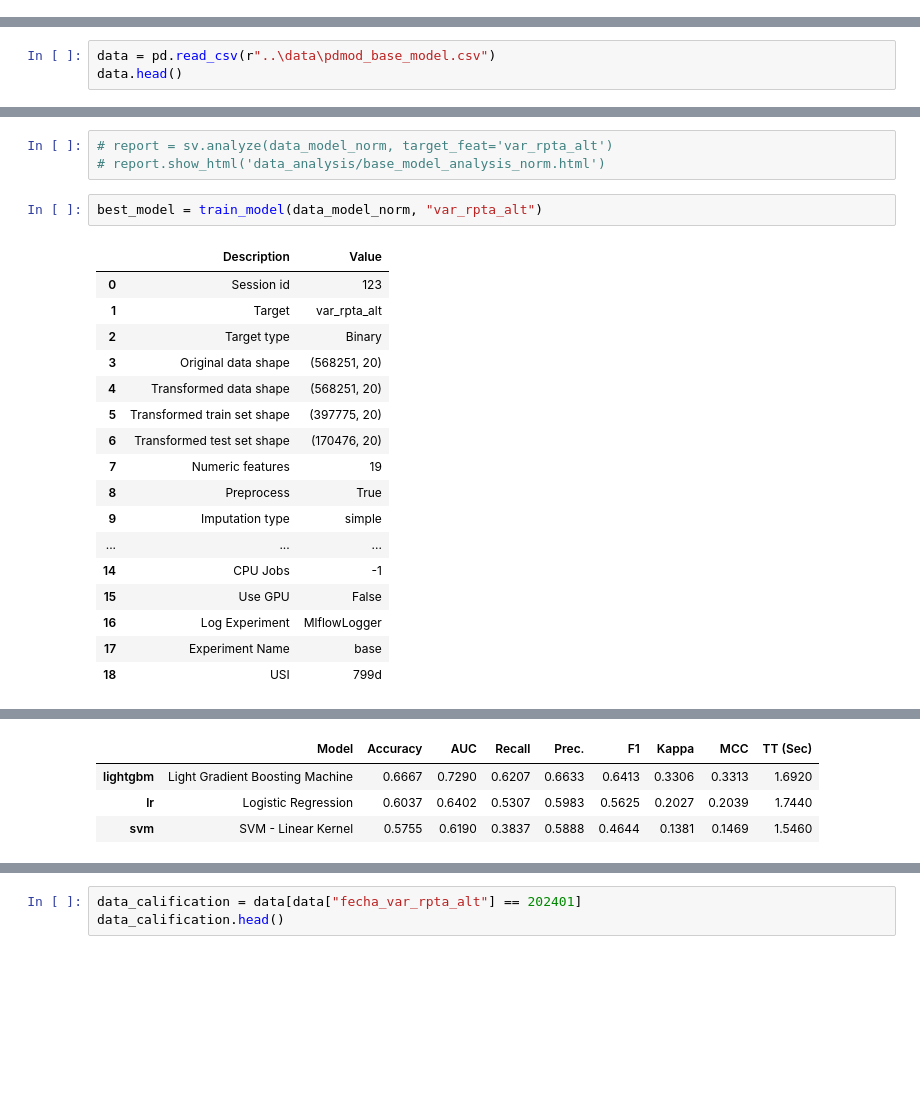
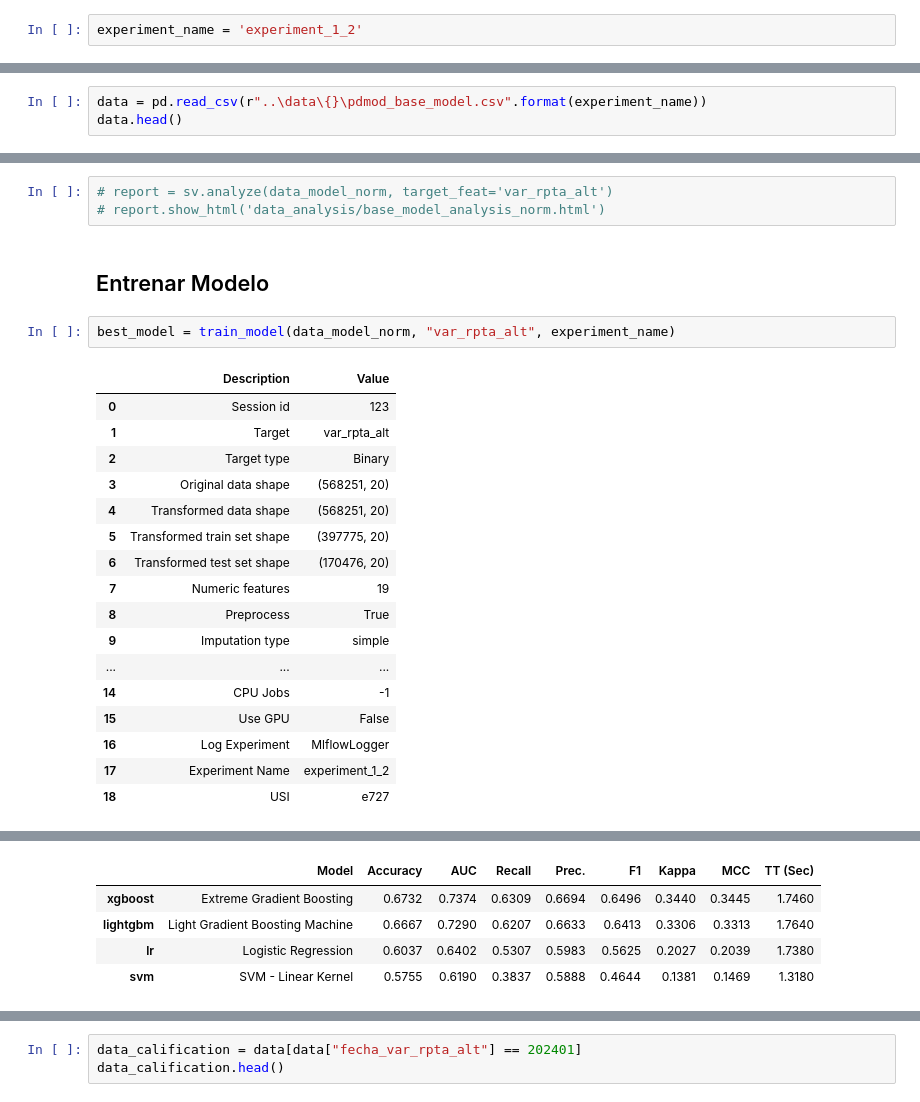
Before and after one commit to wacGitHub07/prueba-modelos, a Jupyter notebook: notebooks/base_model.ipynb, the cells around one changed output, grey strips where cells are left out. Saved outputs shown, nothing was run; the diff lists cells and outputs as text; blank space fills up the shorter version.

```diff
--- a/notebooks/base_model.ipynb
+++ b/notebooks/base_model.ipynb
@@ -13,0 +14,2 @@ from run_models.train_predict import train_model, predict_model
+# %%
+experiment_name = 'experiment_1_2'
@@ -14,5 +18,5 @@ from run_models.train_predict import train_model, predict_model
 # %%
-data = pd.read_csv(r"..\data\pdmod_base_model.csv")
+data = pd.read_csv(r"..\data\{}\pdmod_base_model.csv".format(experiment_name))
 data.head()
 # %% [output]
 |  | nit_enmascarado | num_oblig_enmascarado | num_oblig_orig_enmascarado | fecha_var_rpta_alt | f_cruce | ... |
@@ -184,8 +188,10 @@ dtype: int64
 # %%
 # report = sv.analyze(data_model_norm, target_feat='var_rpta_alt')
 # report.show_html('data_analysis/base_model_analysis_norm.html')
+# %% [markdown]
+## Entrenar Modelo
 # %%
-best_model = train_model(data_model_norm, "var_rpta_alt")
+best_model = train_model(data_model_norm, "var_rpta_alt", experiment_name)
 # %% [output]
 |  | Description | Value |
 | 0 | Session id | 123 |
@@ -202,5 +208,5 @@ best_model = train_model(data_model_norm, "var_rpta_alt")
 | 14 | CPU Jobs | -1 |
 | 15 | Use GPU | False |
 | 16 | Log Experiment | MlflowLogger |
-| 17 | Experiment Name | base |
-| 18 | USI | 799d |
+| 17 | Experiment Name | experiment_1_2 |
+| 18 | USI | e727 |
@@ -208,8 +213,9 @@ best_model = train_model(data_model_norm, "var_rpta_alt")
 [interactive output not drawn]
 |  | Model | Accuracy | AUC | Recall | Prec. | F1 | Kappa | MCC | TT (Sec) |
-| lightgbm | Light Gradient Boosting Machine | 0.6667 | 0.7290 | 0.6207 | 0.6633 | 0.6413 | 0.3306 | 0.3313 | 1.6920 |
-| lr | Logistic Regression | 0.6037 | 0.6402 | 0.5307 | 0.5983 | 0.5625 | 0.2027 | 0.2039 | 1.7440 |
-| svm | SVM - Linear Kernel | 0.5755 | 0.6190 | 0.3837 | 0.5888 | 0.4644 | 0.1381 | 0.1469 | 1.5460 |
+| xgboost | Extreme Gradient Boosting | 0.6732 | 0.7374 | 0.6309 | 0.6694 | 0.6496 | 0.3440 | 0.3445 | 1.7460 |
+| lightgbm | Light Gradient Boosting Machine | 0.6667 | 0.7290 | 0.6207 | 0.6633 | 0.6413 | 0.3306 | 0.3313 | 1.7640 |
+| lr | Logistic Regression | 0.6037 | 0.6402 | 0.5307 | 0.5983 | 0.5625 | 0.2027 | 0.2039 | 1.7380 |
+| svm | SVM - Linear Kernel | 0.5755 | 0.6190 | 0.3837 | 0.5888 | 0.4644 | 0.1381 | 0.1469 | 1.3180 |
 [interactive output not drawn]
 # %%
 best_model = best_model[0]
```
Also changed, not shown: parts of 16 cells of this notebook, 1 other file.
